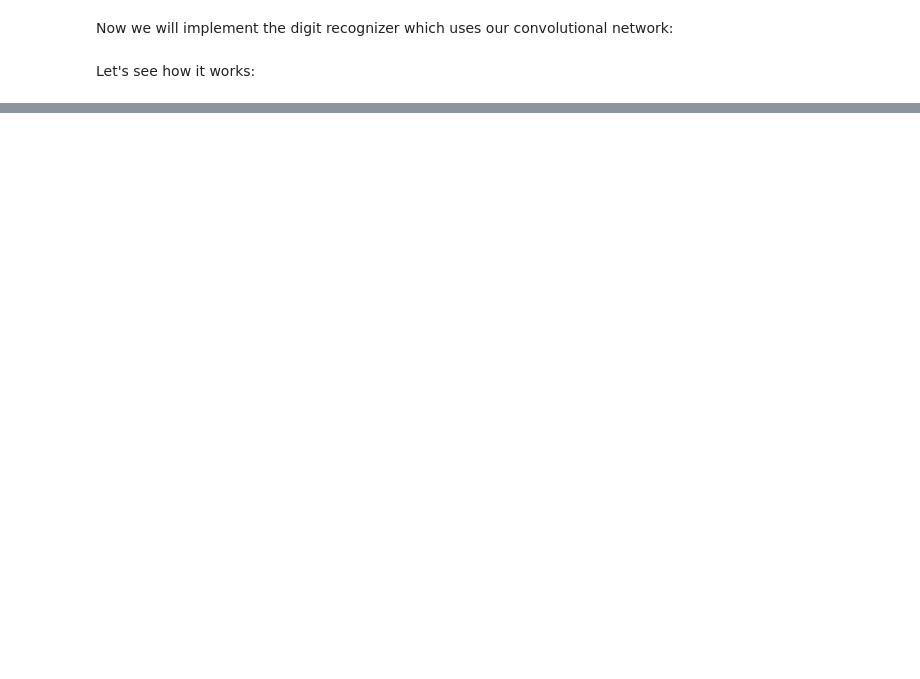
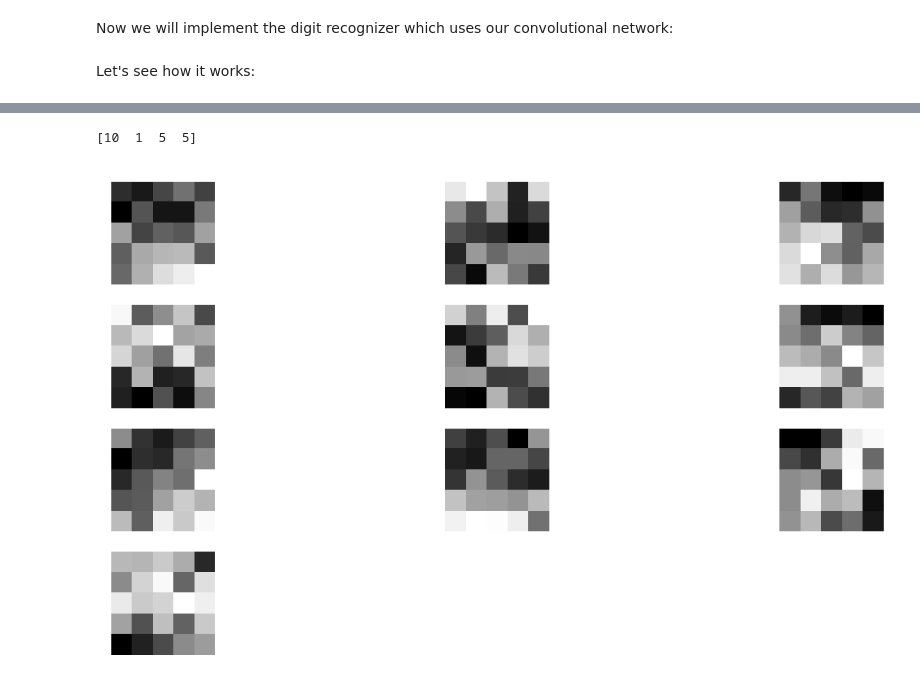
Before and after one commit to samiraabnar/CNN_Tutorial, a Jupyter notebook: CNN_Tutorial.ipynb, the cells around one changed output, grey strips where cells are left out. Cells and saved outputs as stored; diff of their text form; code cells hidden in the pictures; blank space fills up the shorter version.

```diff
--- a/CNN_Tutorial.ipynb
+++ b/CNN_Tutorial.ipynb
@@ -657,7 +718,7 @@ class ConvolutionalNetwork(object):
                     random_state=rng,
                     input=self.layers[0].output.flatten(2),
                     input_dim=self.numbers_of_feature_maps[1] * self.image_shape[1][0] * self.image_shape[1][1],
-                    output_dim=100,
+                    output_dim=256,
                     activation=T.tanh
         )
 
@@ -679,7 +740,7 @@ Now we will implement the digit recognizer which uses our convolutional network:
 # %%
 class DigitRecognizer(object):
     def __init__(self):
-        self.batch_size = 100
+        self.batch_size = 500
         self.initialize_data()
         self.model = ConvolutionalNetwork(batch_size=self.batch_size,input_shape=(1,28,28))
 
@@ -789,0 +800,8 @@ show_weight_matrix(dr.model.layers[2].W[:,9].eval().reshape(10,10))
+# %%
+print(dr.model.layers[0].W.shape.eval())
+
+#for i in np.arange(dr.model.layers[0].W.shape[0].eval()):
+show_images(dr.model.layers[0].W[:,0].eval(),(5,5))
+# %% [output]
+[10  1  5  5]
+[figure, added]
```
Also changed, not shown: parts of 29 cells of this notebook, 1 other file.
